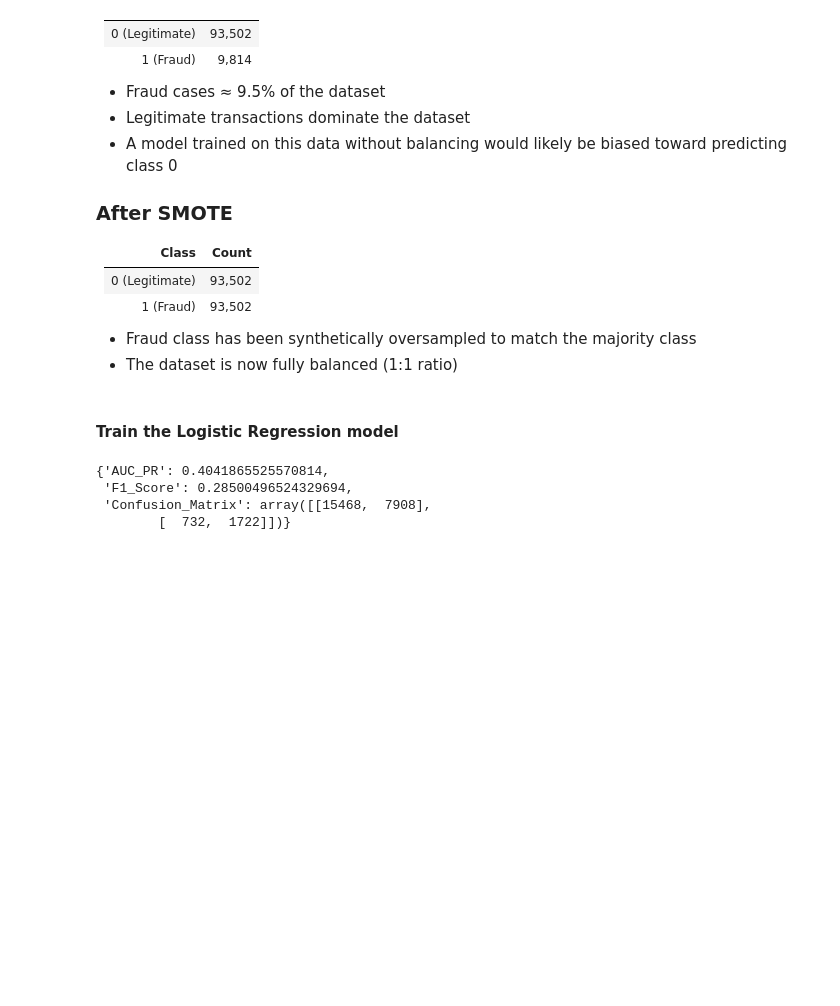
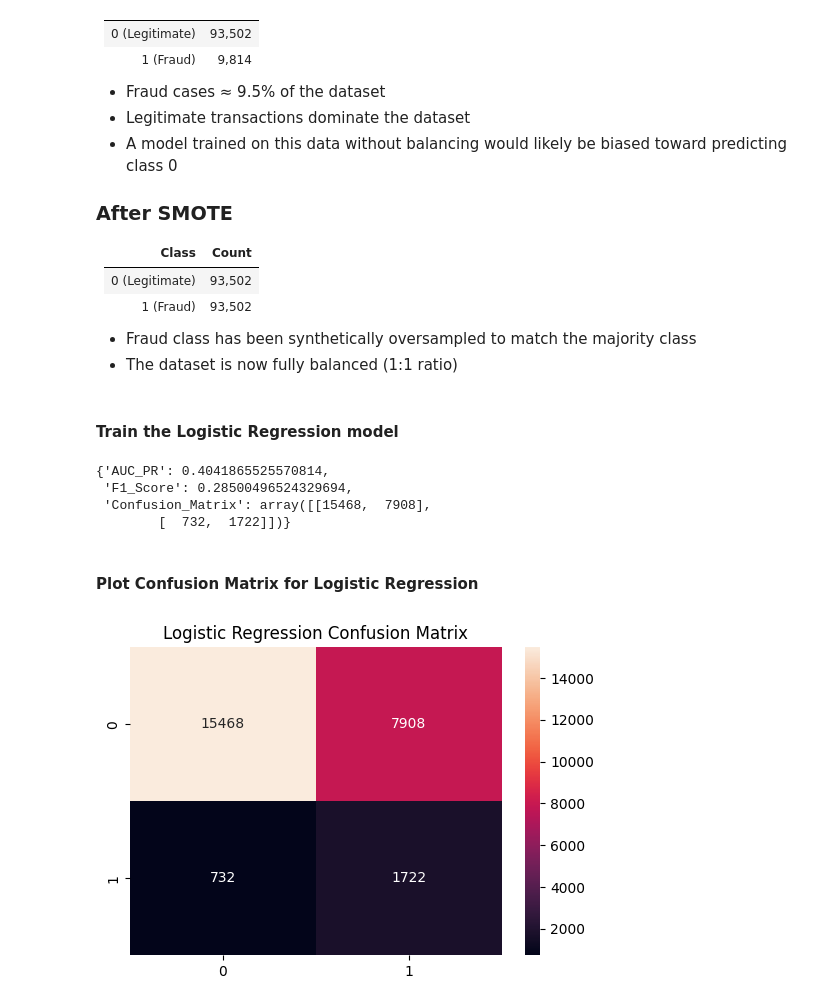
Before and after one commit to yenguandroid/fraud-detection, a Jupyter notebook: notebooks/modeling.ipynb, the cells around one changed output. Drawn from its saved outputs; the diff is of its cells as text; code cells hidden in the pictures; blank space fills up the shorter version.

```diff
--- a/notebooks/modeling.ipynb
+++ b/notebooks/modeling.ipynb
@@ -194,6 +135,24 @@ lr_results
  'F1_Score': 0.28500496524329694,
  'Confusion_Matrix': array([[15468,  7908],
         [  732,  1722]])}
+# %% [markdown]
+#### Plot Confusion Matrix for Logistic Regression
+# %%
+plt.figure(figsize=(6,4))
+
+sns.heatmap(
+    lr_results["Confusion_Matrix"],
+    annot=True,
+    fmt="d"
+)
+
+plt.title(
+    "Logistic Regression Confusion Matrix"
+)
+
+plt.show()
+# %% [output]
+[figure, added]
 # %% [markdown]
 #### Logistic regression model result
 |                  | Predicted Non-Fraud | Predicted Fraud |
```
Also changed, not shown: parts of 61 cells of this notebook, 1 other file.
